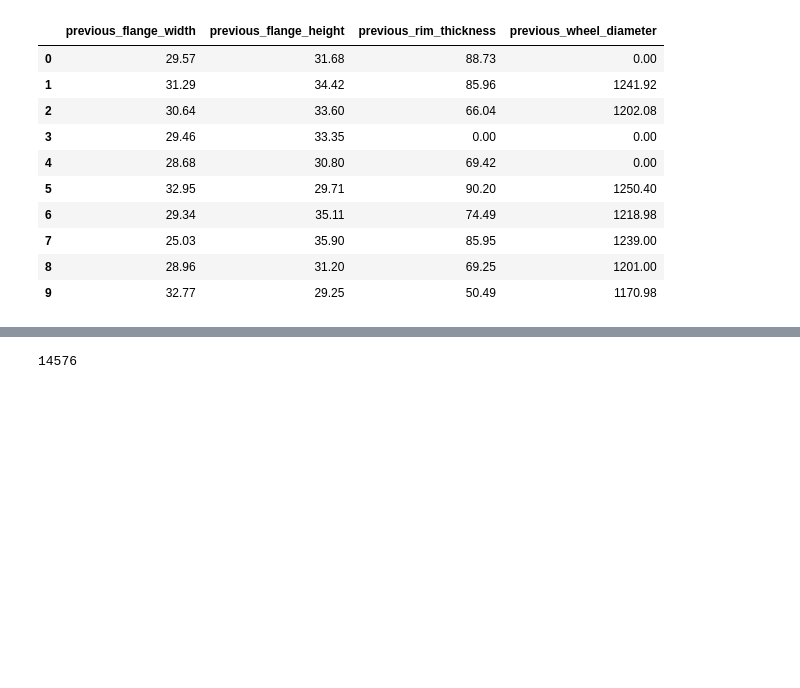
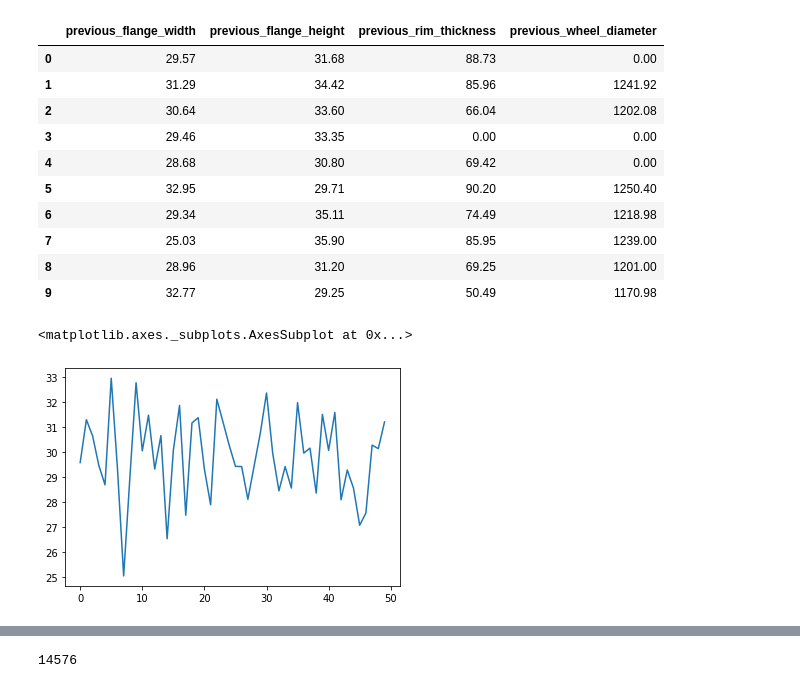
Before and after one commit to Metafiz/ml-base-2020, a Jupyter notebook: Python/train-wheels-repair-prediction.ipynb, the cells around one changed output, grey strips where cells are left out. Saved outputs shown, nothing was run; the diff lists cells and outputs as text; code cells hidden in the pictures; blank space fills up the shorter version.

```diff
--- a/Python/train-wheels-repair-prediction.ipynb
+++ b/Python/train-wheels-repair-prediction.ipynb
@@ -54,3 +55,8 @@ df_test.head(10)
 | 7 | 25.03 | 35.90 | 85.95 | 1239.00 |
 | 8 | 28.96 | 31.20 | 69.25 | 1201.00 |
 | 9 | 32.77 | 29.25 | 50.49 | 1170.98 |
+# %%
+df_test['previous_flange_width'][:50].plot()
+# %% [output]
+<matplotlib.axes._subplots.AxesSubplot at 0x...>
+[figure, added]
```
Also changed, not shown: parts of 25 cells of this notebook.
